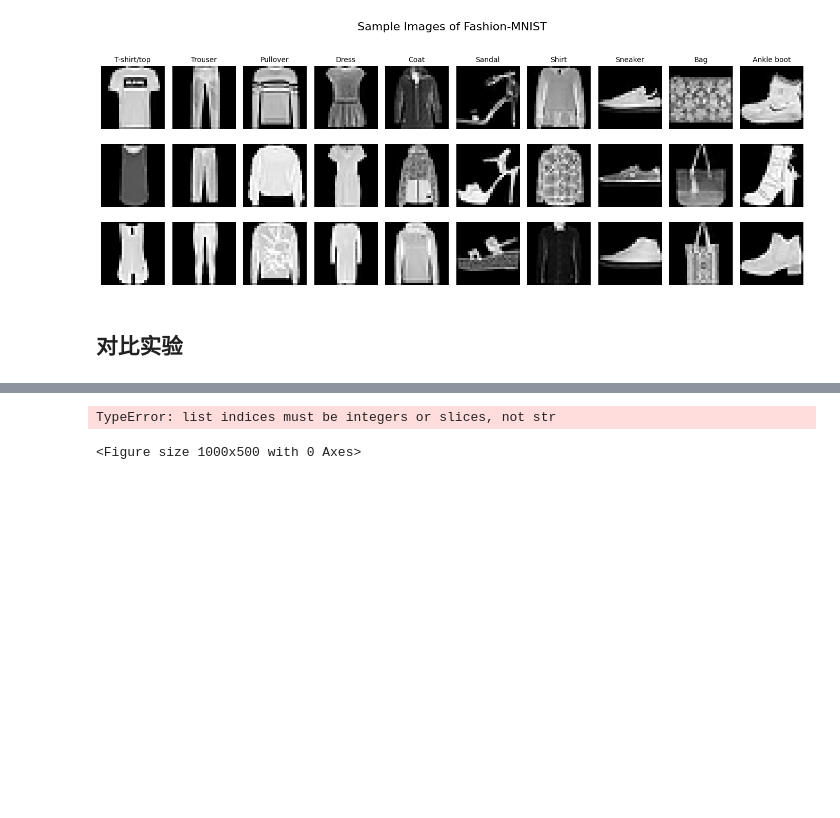
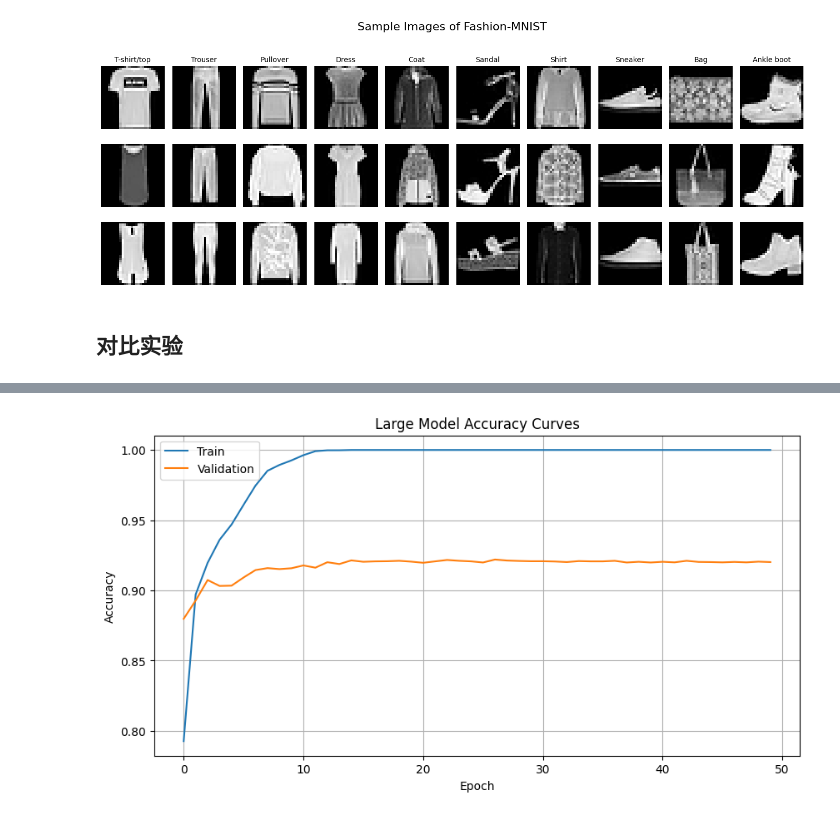
Before and after one commit to xinchengo/ai3003, a Jupyter notebook: lab/lab2/load.ipynb, the cells around one changed output, grey strips where cells are left out. Cells and saved outputs as stored; diff of their text form; code cells hidden in the pictures; blank space fills up the shorter version.

```diff
--- a/lab/lab2/load.ipynb
+++ b/lab/lab2/load.ipynb
@@ -6,13 +6,22 @@
 # 设置随机种子，使实验结果可重复
 import random
 import torch
-import torch.nn as nn
 import numpy as np
 
 seed = 42
 
+if torch.cuda.is_available():
+    device = torch.device("cuda")
+elif torch.backends.mps.is_available():
+    device = torch.device("mps")
+else:
+    device = torch.device("cpu")
+
 random.seed(seed)
 torch.manual_seed(seed)
-torch.cuda.manual_seed_all(seed)
+if device.type == "cuda":
+    torch.cuda.manual_seed_all(seed)
 torch.use_deterministic_algorithms(True)
 np.random.seed(seed)
+
+print(f"Using device: {device}")
@@ -125,17 +167,16 @@ Number of parameters in the large model: 446346
 # %%
 # plot the training and validation loss curves
 plt.figure(figsize=(10, 5))
-plt.plot(history_baseline["train_losses"], label="Train Loss")
-plt.plot(history_baseline["val_losses"], label="Validation Loss")
-plt.title("Baseline Model Loss Curves")
+plt.plot(history_large["train_accuracies"], label="Train")
+plt.plot(history_large["val_accuracies"], label="Validation")
+plt.title("Large Model Accuracy Curves")
 plt.xlabel("Epoch")
-plt.ylabel("Loss")
+plt.ylabel("Accuracy")
 plt.legend()
 plt.grid()
 plt.show()
 # %% [output]
-TypeError: list indices must be integers or slices, not str
-<Figure size 1000x500 with 0 Axes>
+[figure, added]
 # %%
 model_large = CNN(
 
```
Also changed, not shown: parts of 7 cells of this notebook.
